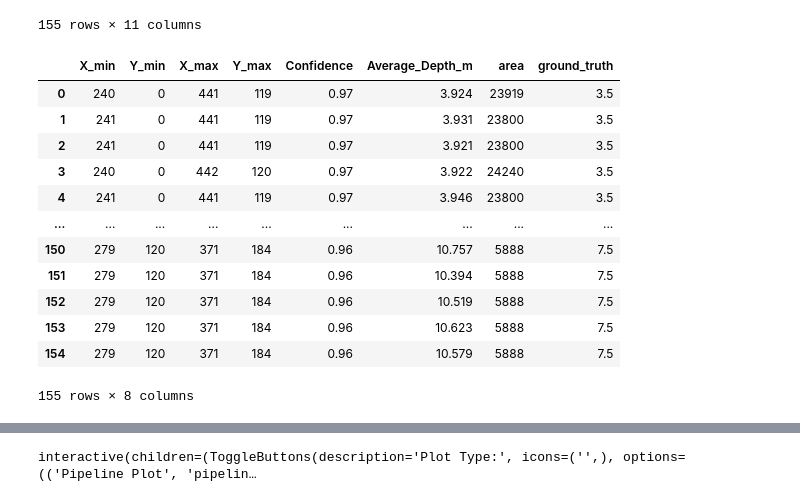
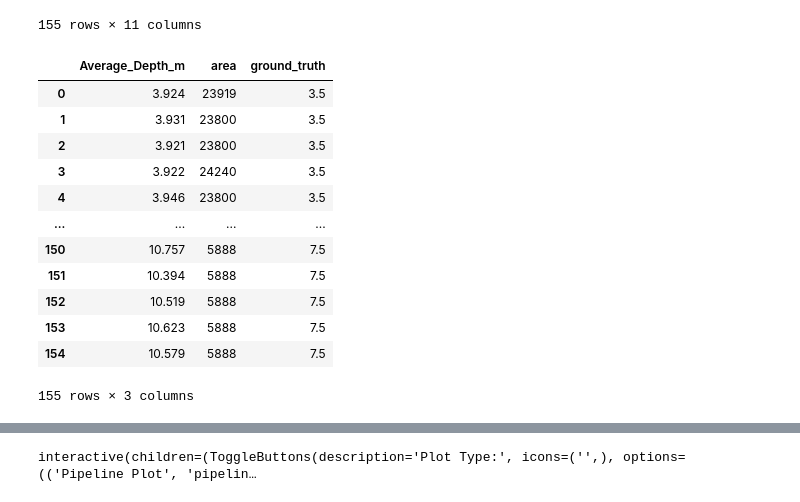
Before and after one commit to Lworakan/FIBOXVISION2025, a Jupyter notebook: src/pycaret_regression.ipynb, the cells around one changed output, grey strips where cells are left out. Saved outputs shown, nothing was run; the diff lists cells and outputs as text; code cells hidden in the pictures.

```diff
--- a/src/pycaret_regression.ipynb
+++ b/src/pycaret_regression.ipynb
@@ -20,23 +20,23 @@ df
 # %%
 # new dataframe get only depth and accealdatax and ground_truth
 
 # Timestamp	Frame	X_min	Y_min	X_max	Y_max	Confidence	Average_Depth_m	area	ground_truth
-data = df[['X_min', 'Y_min', 'X_max', 'Y_max', 'Confidence', 'Average_Depth_m', 'area', 'ground_truth']]
+data = df[['Average_Depth_m', 'area', 'ground_truth']]
 data
 # %% [output]
-|  | X_min | Y_min | X_max | Y_max | Confidence | Average_Depth_m | area | ground_truth |
-| 0 | 240 | 0 | 441 | 119 | 0.97 | 3.924 | 23919 | 3.5 |
-| 1 | 241 | 0 | 441 | 119 | 0.97 | 3.931 | 23800 | 3.5 |
-| 2 | 241 | 0 | 441 | 119 | 0.97 | 3.921 | 23800 | 3.5 |
-| 3 | 240 | 0 | 442 | 120 | 0.97 | 3.922 | 24240 | 3.5 |
-| 4 | 241 | 0 | 441 | 119 | 0.97 | 3.946 | 23800 | 3.5 |
-| ... | ... | ... | ... | ... | ... | ... | ... | ... |
-| 150 | 279 | 120 | 371 | 184 | 0.96 | 10.757 | 5888 | 7.5 |
-| 151 | 279 | 120 | 371 | 184 | 0.96 | 10.394 | 5888 | 7.5 |
-| 152 | 279 | 120 | 371 | 184 | 0.96 | 10.519 | 5888 | 7.5 |
-| 153 | 279 | 120 | 371 | 184 | 0.96 | 10.623 | 5888 | 7.5 |
-| 154 | 279 | 120 | 371 | 184 | 0.96 | 10.579 | 5888 | 7.5 |
+|  | Average_Depth_m | area | ground_truth |
+| 0 | 3.924 | 23919 | 3.5 |
+| 1 | 3.931 | 23800 | 3.5 |
+| 2 | 3.921 | 23800 | 3.5 |
+| 3 | 3.922 | 24240 | 3.5 |
+| 4 | 3.946 | 23800 | 3.5 |
+| ... | ... | ... | ... |
+| 150 | 10.757 | 5888 | 7.5 |
+| 151 | 10.394 | 5888 | 7.5 |
+| 152 | 10.519 | 5888 | 7.5 |
+| 153 | 10.623 | 5888 | 7.5 |
+| 154 | 10.579 | 5888 | 7.5 |
-155 rows × 8 columns
+155 rows × 3 columns
 # %%
 from pycaret.regression import *
 # s = setup(df, target = 'ground_truth', session_id = 123, use_gpu=True, polynomial_features=True,polynomial_degree=2)
```
Also changed, not shown: parts of 9 cells of this notebook, 3 other files.
